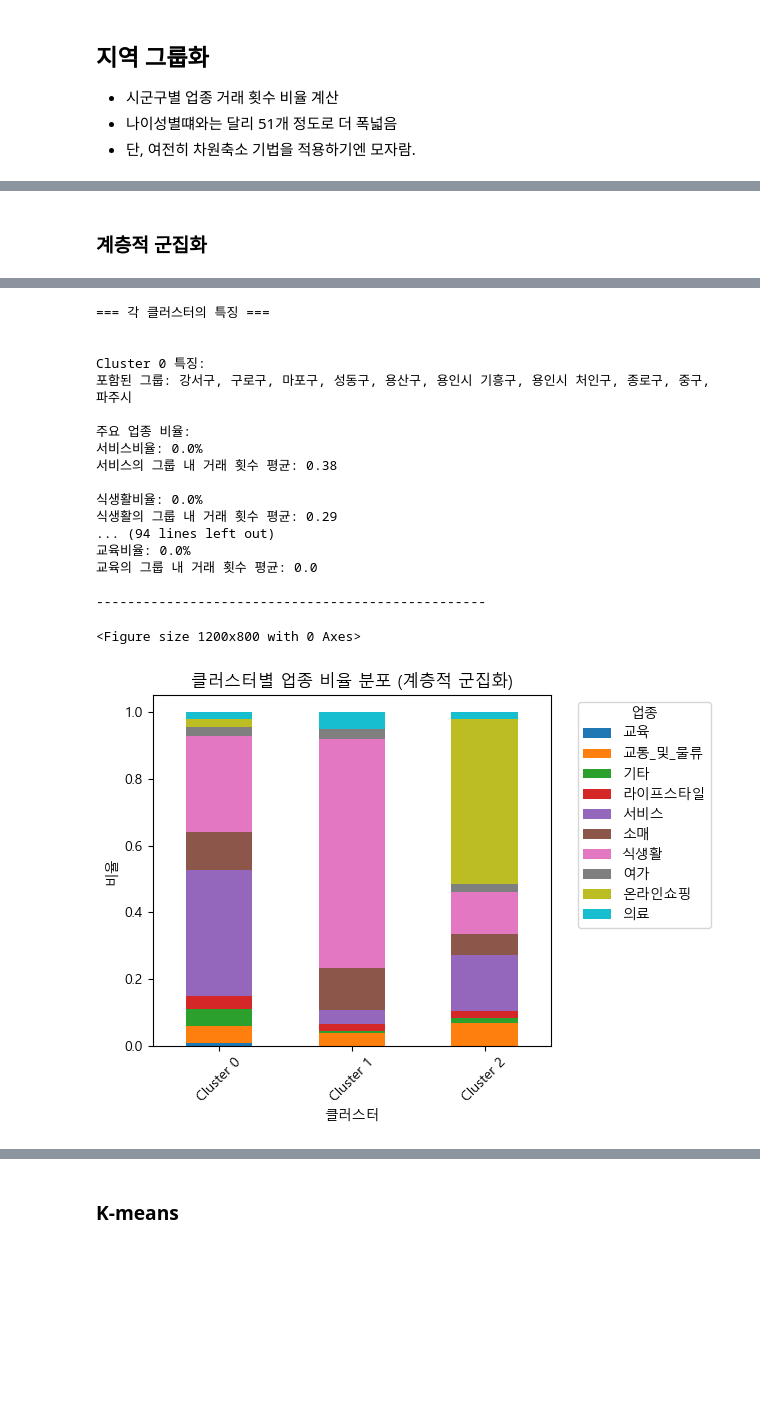
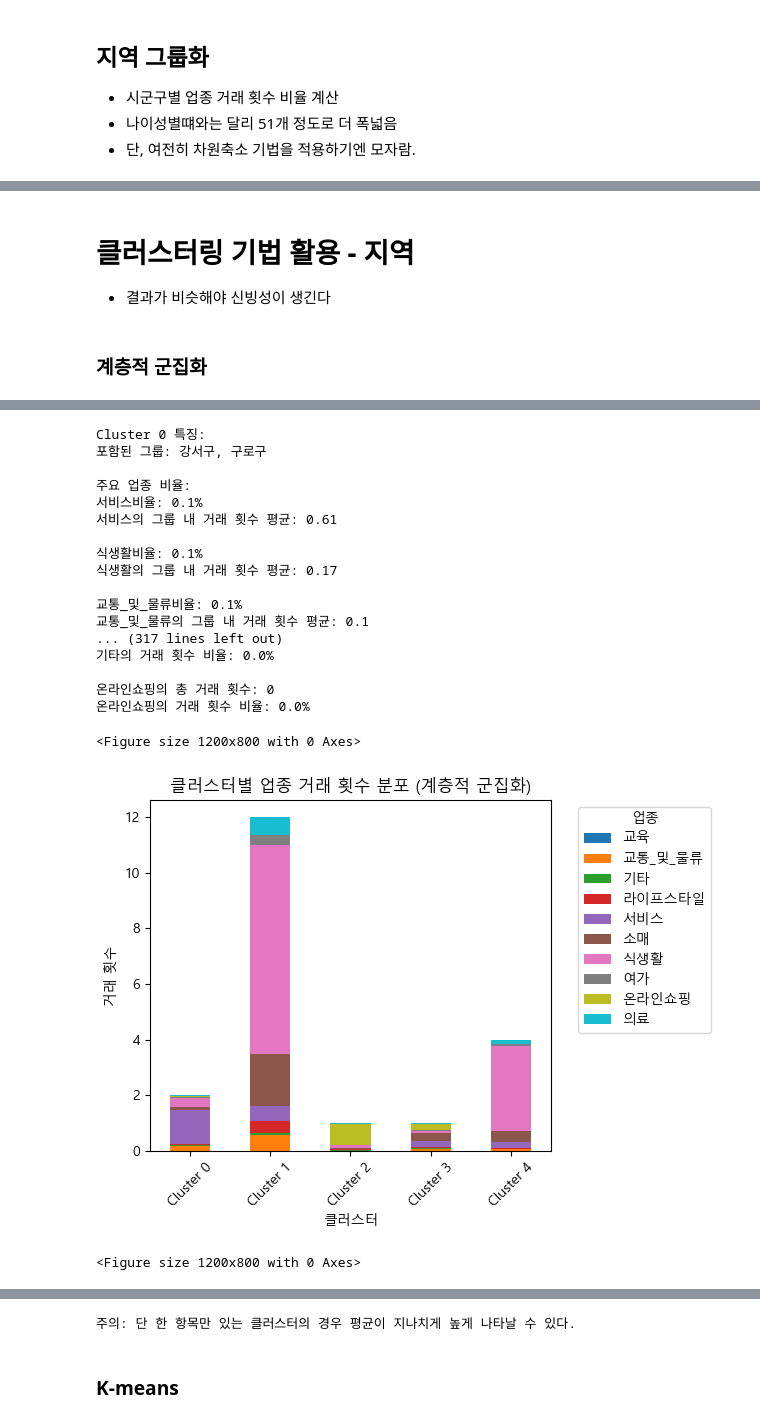
Before and after one commit to shs1018/iM_DiGital_Banker_academy, a Jupyter notebook: projects/iMBank_pj1/data_EDA.ipynb, the cells around one changed output, grey strips where cells are left out. Drawn from its saved outputs; the diff is of its cells as text; code cells hidden in the pictures; blank space fills up the shorter version.

```diff
--- a/projects/iMBank_pj1/data_EDA.ipynb
+++ b/projects/iMBank_pj1/data_EDA.ipynb
@@ -585,6 +585,7 @@ for i in range(4):
     print(f"포함된 그룹: {', '.join([f'{idx[0]}-{idx[1]}' for idx in cluster_groups])}")
     print("\n주요 업종 비율:")
     for category, ratio in cluster_means[i].sort_values(ascending=False).items():
+        ratio_pct = ratio / cluster_means[i].sum() # 비율로 변환
         print(f"{category}비율: {ratio_pct:.1%}")
         print(f"{category}의 그룹 내 거래 횟수 평균: {round(ratio, 2)} \n")
     print("-" * 50)
@@ -656,6 +658,7 @@ for i in range(3):
     print(f"포함된 그룹: {', '.join([f'{idx[0]}-{idx[1]}' for idx in cluster_groups])}")
     print("\n주요 업종 비율:")
     for category, ratio in cluster_means[i].sort_values(ascending=False).items():
+        ratio_pct = ratio / cluster_means[i].sum() # 비율로 변환
         print(f"{category}비율: {ratio_pct:.1%}")
         print(f"{category}의 그룹 내 거래 횟수 평균: {round(ratio, 2)} \n")
     print("-" * 50)
@@ -702,8 +1029,11 @@ Cluster 0 특징:
+# %% [markdown]
+# 클러스터링 기법 활용 - 지역
+- 결과가 비슷해야 신빙성이 생긴다
 # %% [markdown]
 ### 계층적 군집화
 # %%
 # 데이터 전처리 - 더 단순하게
-grouped_data = data.groupby(['가맹점_시군구', '가맹점업종명_범주화_중분류']).size().unstack(fill_value=0)
+grouped_data = data.groupby(['가맹점_시군구', '가맹점업종명_범주화_중분류']).size().unstack(fill_value=0).head(20)
 grouped_data = grouped_data.div(grouped_data.sum(axis=1), axis=0) # 비율로 만들거나 아니거나
 
 # 군집 갯수를 조정하기 쉽게 함수화
@@ -723,14 +1053,13 @@ def perform_hierarchical_clustering(data, n_clusters=2):
 
     # 클러스터별 평균 계산
     cluster_means = []
+    cluster_sums = []
     for i in range(n_clusters):
         cluster_mask = clusters == i
         cluster_data = data[cluster_mask]
         cluster_means.append(cluster_data.mean())
+        cluster_sums.append(cluster_data.sum())
 
-    # 클러스터별 특징 출력
-    print("\n=== 각 클러스터의 특징 ===\n")
-    for i in range(n_clusters):
         cluster_groups = data.index[clusters == i]
         print(f"\nCluster {i} 특징:")
         print(f"포함된 그룹: {', '.join([f'{idx}' for idx in cluster_groups])}")
@@ -738,24 +1067,41 @@ def perform_hierarchical_clustering(data, n_clusters=2):
         for category, ratio in cluster_means[i].sort_values(ascending=False).items():
             print(f"{category}비율: {ratio_pct:.1%}")
             print(f"{category}의 그룹 내 거래 횟수 평균: {round(ratio, 2)} \n")
-        print("-" * 50)
+
+        print("\n거래 합산 기준:")
+        for category, count in cluster_sums[i].sort_values(ascending=False).items():
+            print(f"{category}의 총 거래 횟수: {round(count)}")
+            print(f"{category}의 거래 횟수 비율: {count/cluster_sums[i].sum():.1%}\n")
 
     # DataFrame으로 변환
     cluster_means_df = pd.DataFrame(cluster_means, index=[f'Cluster {i}' for i in range(n_clusters)])
+    cluster_sums_df = pd.DataFrame(cluster_sums, index=[f'Cluster {i}' for i in range(n_clusters)])
+
+    # Stacked Bar Plot 그리기
+    plt.figure(figsize=(12, 8))
+    cluster_sums_df.plot(kind='bar', stacked=True)
+    plt.title('클러스터별 업종 거래 횟수 분포 (계층적 군집화)')
+    plt.xlabel('클러스터')
+    plt.ylabel('거래 횟수')
+    plt.legend(title='업종', bbox_to_anchor=(1.05, 1), loc='upper left')
+    plt.xticks(rotation=45)
+    plt.tight_layout()
+    plt.show()
 
     # Stacked Bar Plot 그리기
     plt.figure(figsize=(12, 8))
     cluster_means_df.plot(kind='bar', stacked=True)
-    plt.title('클러스터별 업종 비율 분포 (계층적 군집화)')
+    plt.title('클러스터별 업종 비율 평균 분포 (계층적 군집화)')
     plt.xlabel('클러스터')
     plt.ylabel('비율')
     plt.legend(title='업종', bbox_to_anchor=(1.05, 1), loc='upper left')
     plt.xticks(rotation=45)
     plt.tight_layout()
     plt.show()
+    print("주의: 단 한 항목만 있는 클러스터의 경우 평균이 지나치게 높게 나타날 수 있다.")
 
     return clusters, cluster_means_df
 
 # 함수 실행
-clusters, cluster_means_df = perform_hierarchical_clustering(grouped_data, n_clusters=3)
+clusters, cluster_means_df = perform_hierarchical_clustering(grouped_data, n_clusters=5)
 # %% [output]
@@ -763,19 +1109,20 @@ clusters, cluster_means_df = perform_hierarchical_clustering(grouped_data, n_clu
-=== 각 클러스터의 특징 ===
-
-
 Cluster 0 특징:
-포함된 그룹: 강서구, 구로구, 마포구, 성동구, 용산구, 용인시 기흥구, 용인시 처인구, 종로구, 중구, 파주시
+포함된 그룹: 강서구, 구로구
 
 주요 업종 비율:
-서비스비율: 0.0%
-서비스의 그룹 내 거래 횟수 평균: 0.38
+서비스비율: 0.1%
+서비스의 그룹 내 거래 횟수 평균: 0.61
 
-식생활비율: 0.0%
-식생활의 그룹 내 거래 횟수 평균: 0.29
-... (94 lines left out)
-교육비율: 0.0%
-교육의 그룹 내 거래 횟수 평균: 0.0
+식생활비율: 0.1%
+식생활의 그룹 내 거래 횟수 평균: 0.17
 
---------------------------------------------------
+교통_및_물류비율: 0.1%
+교통_및_물류의 그룹 내 거래 횟수 평균: 0.1
+... (317 lines left out)
+기타의 거래 횟수 비율: 0.0%
+
+온라인쇼핑의 총 거래 횟수: 0
+온라인쇼핑의 거래 횟수 비율: 0.0%
 <Figure size 1200x800 with 0 Axes>
-[figure, old version]
+[figure, new version]
+<Figure size 1200x800 with 0 Axes>
@@ -782,3 +1130,4 @@ Cluster 0 특징:
+주의: 단 한 항목만 있는 클러스터의 경우 평균이 지나치게 높게 나타날 수 있다.
 # %% [markdown]
 ### K-means
 # %%
```
Also changed, not shown: parts of 54 cells of this notebook.
